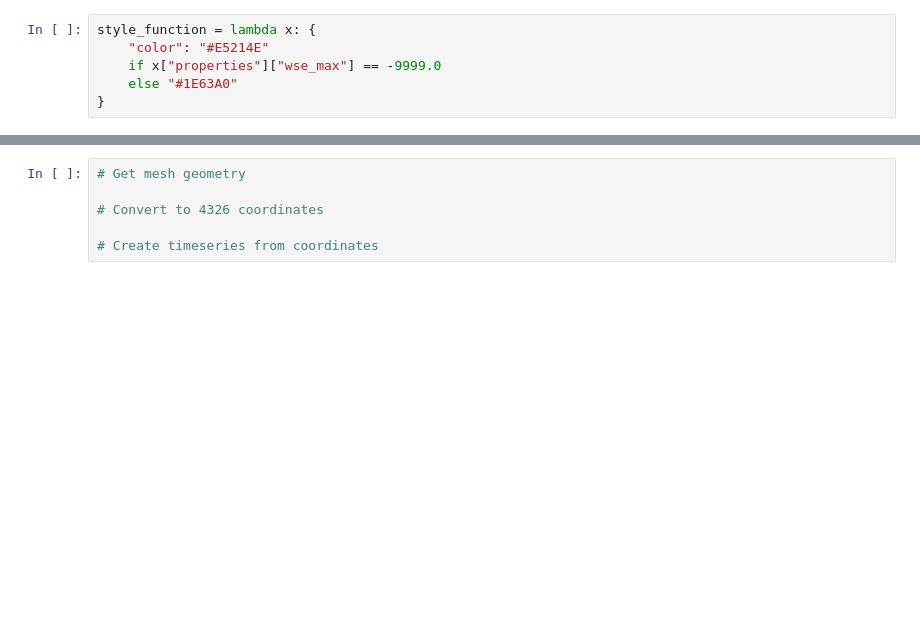
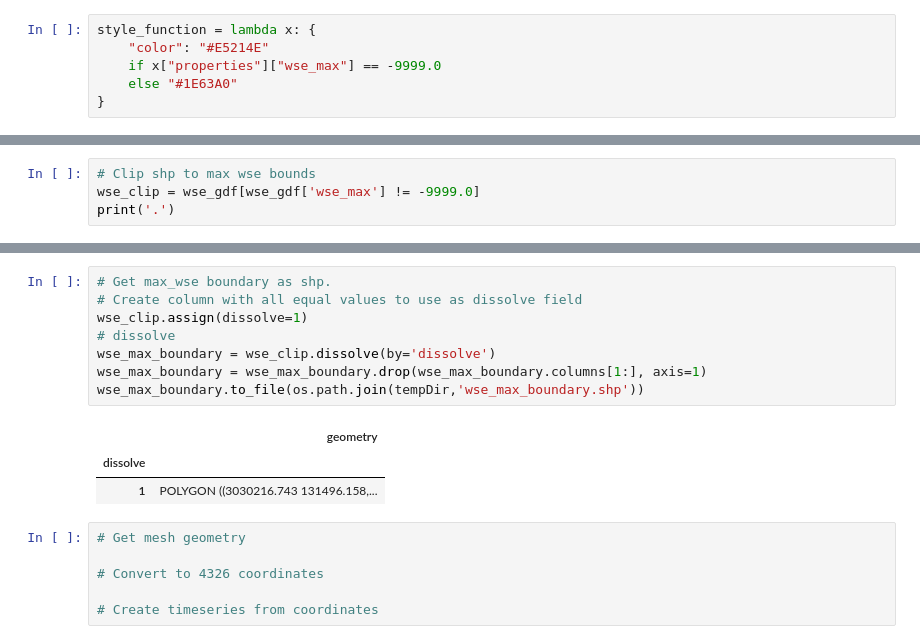
Before and after one commit to mylesmc123/ras_hdf_inventory, a Jupyter notebook: dev/hdf_2d_geometry.ipynb, the cells around one changed output, grey strips where cells are left out. Drawn from its saved outputs; the diff is of its cells as text; blank space fills up the shorter version.

```diff
--- a/dev/hdf_2d_geometry.ipynb
+++ b/dev/hdf_2d_geometry.ipynb
@@ -248 +265,5 @@ m
 # g.data
+# %%
+# Clip shp to max wse bounds
+wse_clip = wse_gdf[wse_gdf['wse_max'] != -9999.0]
+print('.')
@@ -249,3 +278,15 @@ m
+# %%
+# Get max_wse boundary as shp.
+# Create column with all equal values to use as dissolve field
+wse_clip.assign(dissolve=1)
+# dissolve
+wse_max_boundary = wse_clip.dissolve(by='dissolve')
+wse_max_boundary = wse_max_boundary.drop(wse_max_boundary.columns[1:], axis=1)
+wse_max_boundary.to_file(os.path.join(tempDir,'wse_max_boundary.shp'))
+# %% [output]
+|  | geometry |
+| dissolve |  |
+| 1 | POLYGON ((3030216.743 131496.158,... |
 # %%
 # Get mesh geometry
 
```
Also changed, not shown: parts of 7 cells of this notebook, 8 other files.
